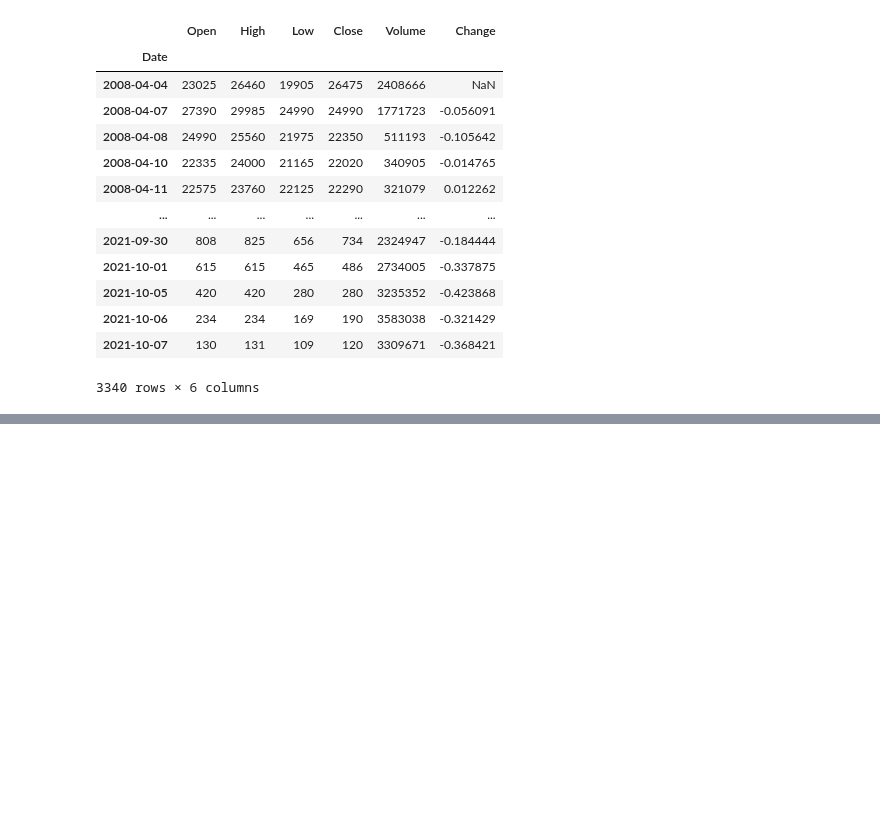
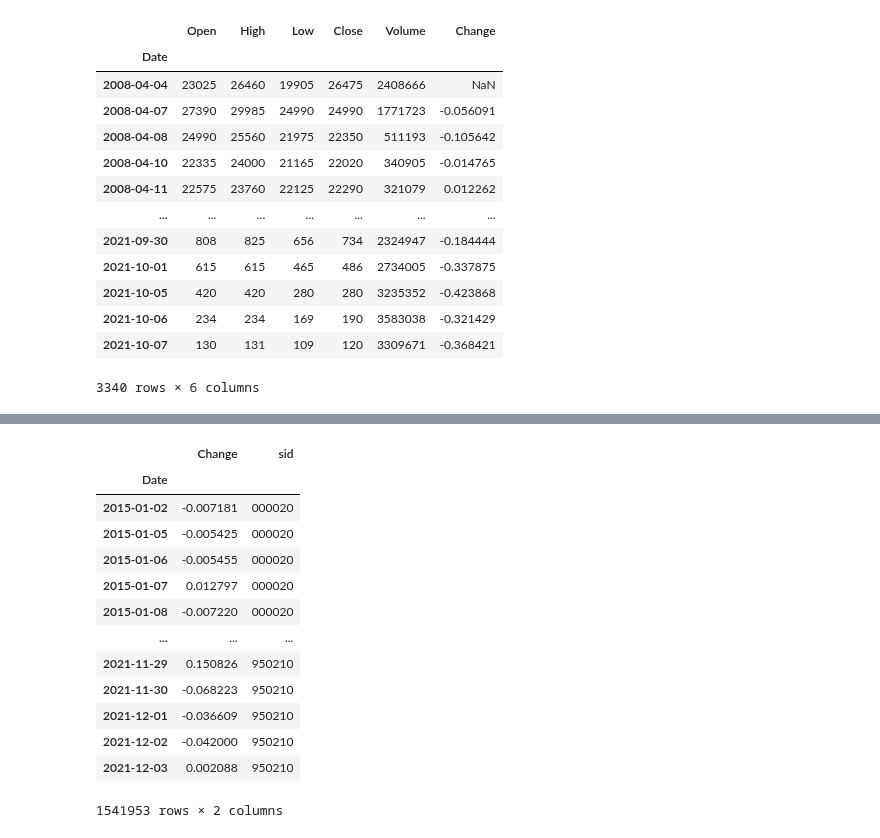
Before and after one commit to jaepil-choi/korquanttools, a Jupyter notebook: nh.ipynb, the cells around one changed output, grey strips where cells are left out. Drawn from its saved outputs; the diff is of its cells as text; code cells hidden in the pictures; blank space fills up the shorter version.

```diff
--- a/nh.ipynb
+++ b/nh.ipynb
@@ -181,0 +198,17 @@ fdr.DataReader("087730")
+# %%
+adj_return_lv1_df
+# %% [output]
+|  | Change | sid |
+| Date |  |  |
+| 2015-01-02 | -0.007181 | 000020 |
+| 2015-01-05 | -0.005425 | 000020 |
+| 2015-01-06 | -0.005455 | 000020 |
+| 2015-01-07 | 0.012797 | 000020 |
+| 2015-01-08 | -0.007220 | 000020 |
+| ... | ... | ... |
+| 2021-11-29 | 0.150826 | 950210 |
+| 2021-11-30 | -0.068223 | 950210 |
+| 2021-12-01 | -0.036609 | 950210 |
+| 2021-12-02 | -0.042000 | 950210 |
+| 2021-12-03 | 0.002088 | 950210 |
+1541953 rows × 2 columns
```
Also changed, not shown: parts of 19 cells of this notebook.
